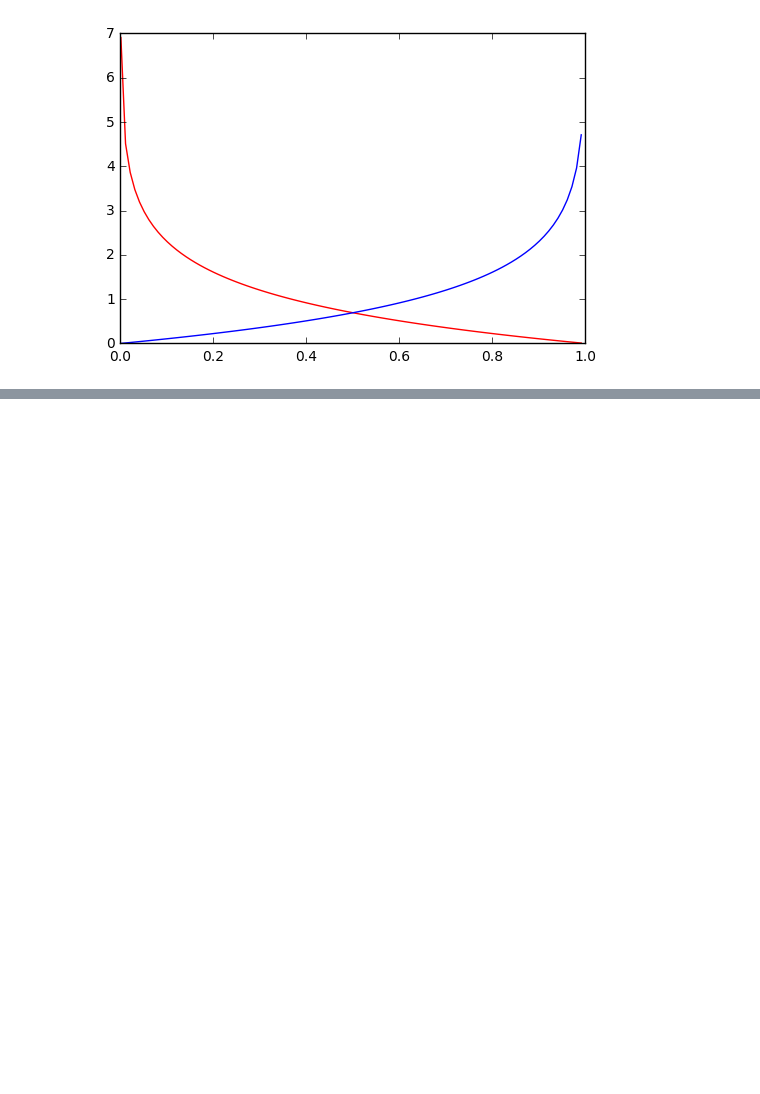
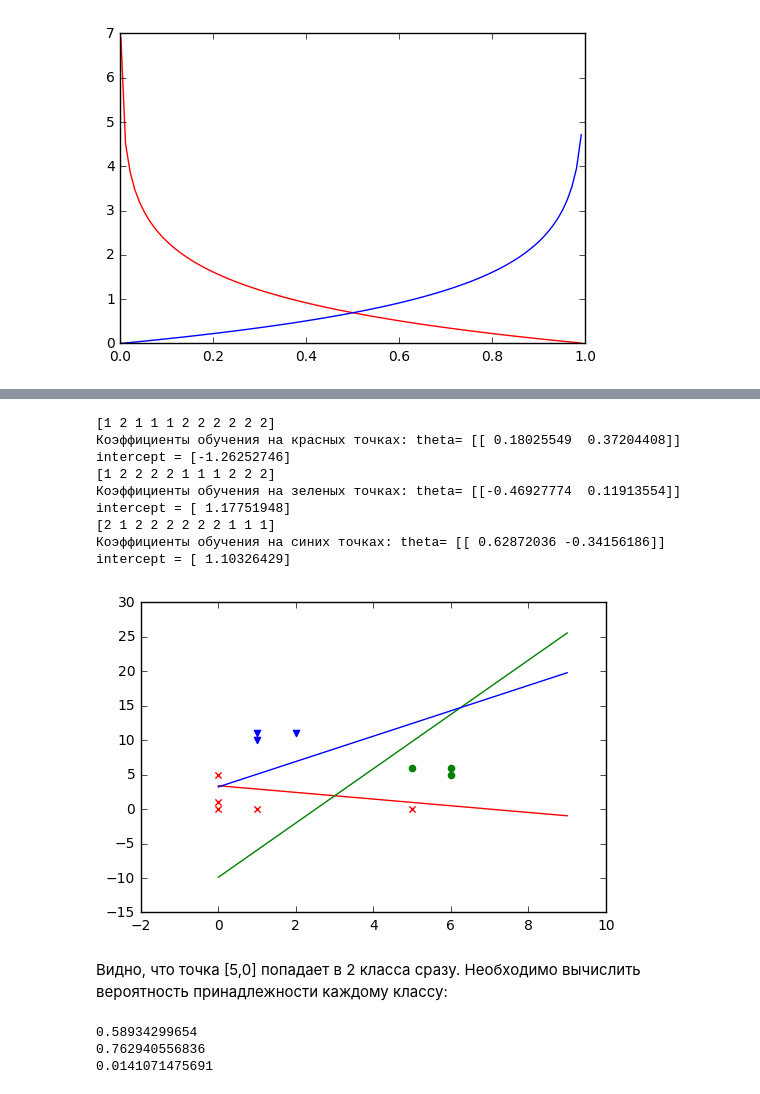
Before and after one commit to alexeykurov/ML, a Jupyter notebook: Homework 2/ Logistic Regression/conspect.ipynb, the cells around one changed output, grey strips where cells are left out. Saved outputs shown, nothing was run; the diff lists cells and outputs as text; code cells hidden in the pictures; blank space fills up the shorter version.

```diff
--- a/Homework 2/ Logistic Regression/conspect.ipynb
+++ b/Homework 2/ Logistic Regression/conspect.ipynb
@@ -233,0 +268,62 @@ $$J(\theta) = -\frac{1}{m} \sum_{i=1}^{m}[y^{(i)}\cdot \log(h_{\theta}(x^{(i)}))
+# %%
+p1 = np.array([[5,0],[0,5],[1,0],[0,1],[0,0]])
+p2 = np.array([[6,5],[6,6],[5,6]])
+p3 = np.array([[1,10],[1,11],[2,11]])
+
+y1 = [1,1,1,1,1,2,2,2,2,2,2]
+y2 = [2,2,2,2,2,1,1,1,2,2,2]
+y3 = [2,2,2,2,2,2,2,2,1,1,1]
+P = np.vstack((p1,p2,p3))
+clf = LogisticRegression()
+
+
+plt.scatter(p1[:, 0], p1[:, 1], marker="x", color='red')
+plt.scatter(p2[:, 0], p2[:, 1], marker="o", color='green')
+plt.scatter(p3[:, 0], p3[:, 1], marker="v", color='blue')
+
+def calc_points(coef, intercept):
+    coef = coef[0]
+    x_coef = np.arange(0,10)
+    y_coef = [((-coef[0]*x) - intercept ) /(coef[1]) for x in x_coef ]
+    return x_coef, y_coef
+
+clf.fit(P, y1)
+print(clf.predict(P))
+print ('Коэффициенты обучения на красных точках: theta=', clf.coef_, 'intercept =', clf.intercept_)
+ps =  calc_points(clf.coef_, clf.intercept_)
+plt.plot(ps[0], ps[1], color='red')
+
+clf.fit(P, y2)
+print(clf.predict(P))
+print ('Коэффициенты обучения на зеленых точках: theta=', clf.coef_, 'intercept =', clf.intercept_)
+ps =  calc_points(clf.coef_, clf.intercept_)
+plt.plot(ps[0], ps[1], color='green')
+
+clf.fit(P, y3)
+print(clf.predict(P))
+print ('Коэффициенты обучения на синих точках: theta=', clf.coef_, 'intercept =', clf.intercept_)
+ps =  calc_points(clf.coef_, clf.intercept_)
+plt.plot(ps[0], ps[1], color='blue')
+plt.show()
+# %% [output]
+[1 2 1 1 1 2 2 2 2 2 2]
+Коэффициенты обучения на красных точках: theta= [[ 0.18025549  0.37204408]] intercept = [-1.26252746]
+[1 2 2 2 2 1 1 1 2 2 2]
+Коэффициенты обучения на зеленых точках: theta= [[-0.46927774  0.11913554]] intercept = [ 1.17751948]
+[2 1 2 2 2 2 2 2 1 1 1]
+Коэффициенты обучения на синих точках: theta= [[ 0.62872036 -0.34156186]] intercept = [ 1.10326429]
+[figure, added]
+# %% [markdown]
+Видно, что точка [5,0] попадает в 2 класса сразу. Необходимо вычислить вероятность принадлежности каждому классу:
+# %%
+test_point = np.array([[5, 0]])
+clf.fit(P, y1)
+print(clf.predict_proba(test_point)[0][0])
+clf.fit(P, y2)
+print(clf.predict_proba(test_point)[0][0])
+clf.fit(P, y3)
+print(clf.predict_proba(test_point)[0][0])
+# %% [output]
+0.58934299654
+0.762940556836
+0.0141071475691
```
Also changed, not shown: parts of 6 cells of this notebook.
